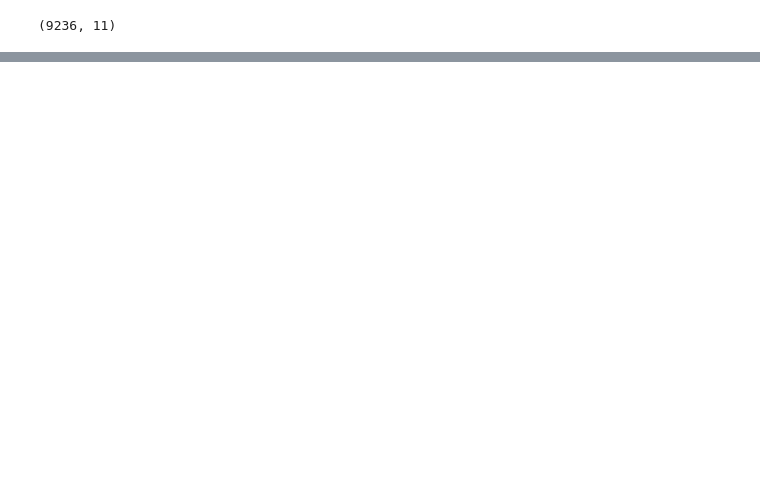
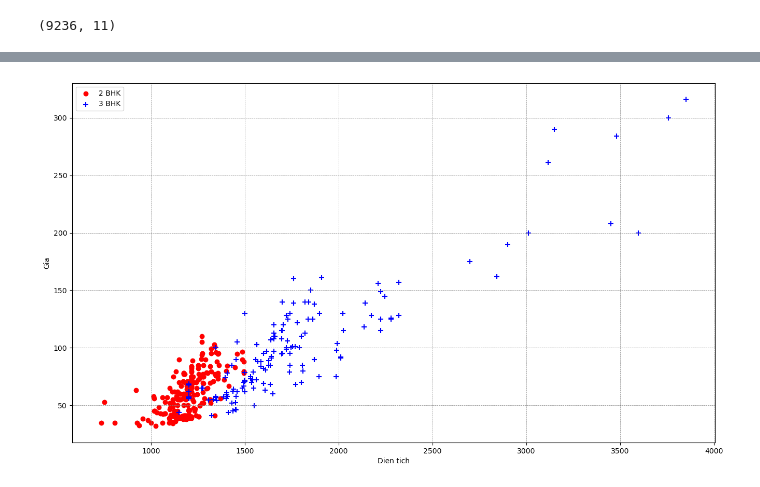
Before and after one commit to lquanh/FM-Lab, a Jupyter notebook: ML-ex/ex2/Data_Preprocessing.ipynb, the cells around one changed output, grey strips where cells are left out. Saved outputs shown, nothing was run; the diff lists cells and outputs as text; code cells hidden in the pictures; blank space fills up the shorter version.

```diff
--- a/ML-ex/ex2/Data_Preprocessing.ipynb
+++ b/ML-ex/ex2/Data_Preprocessing.ipynb
@@ -329,0 +414,15 @@ ValueError: Function did not transform
+# %%
+def plot_scatter_chart(data, location):
+    data1 = data[(data['location'] == location) & (data['bhk'] == 2)]
+    data2 = data[(data['location'] == location) & (data['bhk'] == 3)]
+    plt.figure(figsize = (16, 9))
+    plt.grid(True, which = 'both', linestyle = '--', linewidth = 0.5, color = 'gray')
+    plt.scatter(data1.total_sqft_float, data1.price, color = 'r', marker = '.', label = '2 BHK', s = 150)
+    plt.scatter(data2.total_sqft_float, data2.price, color = 'b', marker = '+', label = '3 BHK', s = 60)
+    plt.legend()
+    plt.xlabel("Dien tich")
+    plt.ylabel("Gia")
+# %%
+plot_scatter_chart(data9, "Whitefield")
+# %% [output]
+[figure, added]
```
Also changed, not shown: parts of 13 cells of this notebook, 1 other file.
